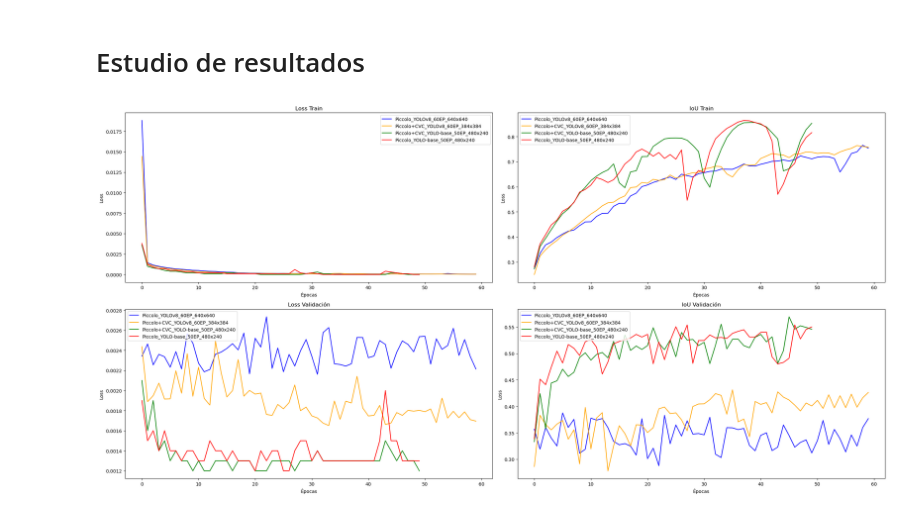
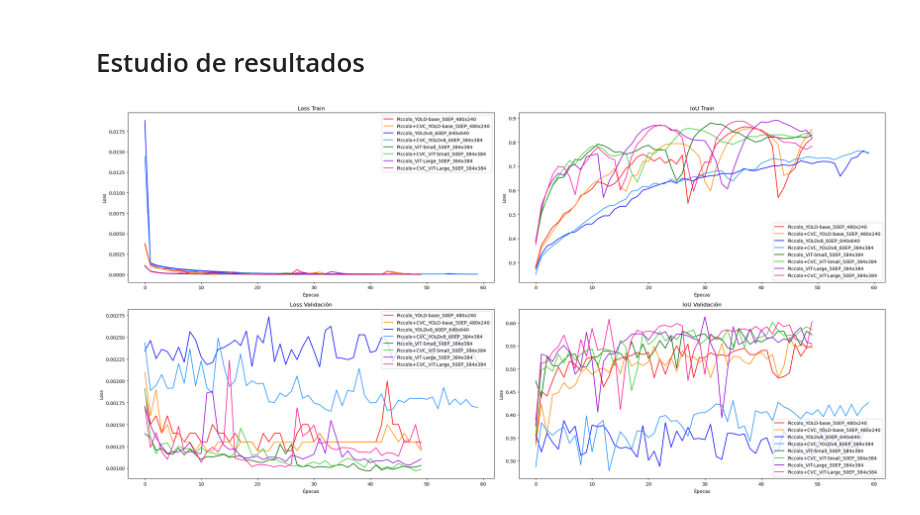
Before and after one commit to sprieton/deteccion_de_polipos_aplicando_ViT, a Jupyter notebook: src/Estudio_resultados.ipynb, the cells around one changed output. Cells and saved outputs as stored; diff of their text form; code cells hidden in the pictures.

```diff
--- a/src/Estudio_resultados.ipynb
+++ b/src/Estudio_resultados.ipynb
@@ -7,21 +7,36 @@ import os
 path_to_add = os.path.abspath('../utils')
 if path_to_add not in sys.path:
     sys.path.append(path_to_add)
+# %%
+import utils as tools
+
+dir_res = "../resultados"       # directorio de resultados
+paths = [
+    "../resultados/YOLO-base/Piccolo_YOLO-base_50EP_480x240.json",
+    "../resultados/YOLO-base/Piccolo+CVC_YOLO-base_50EP_480x240.json",
+    "../resultados/YOLOv8/Piccolo_YOLOv8_60EP_640x640.json",
+    "../resultados/YOLOv8/Piccolo+CVC_YOLOv8_60EP_384x384.json",
+    "../resultados/ViT-Small/Piccolo_ViT-Small_50EP_384x384.json",
+    "../resultados/ViT-Small/Piccolo+CVC_ViT-Small_50EP_384x384.json",
+    "../resultados/ViT-Large/Piccolo_ViT-Large_50EP_384x384.json",
+    "../resultados/ViT-Large/Piccolo+CVC_ViT-Large_50EP_384x384.json",
+]
+dict_names = []                 # lista de nombres de los resultados
+dicts = []                      # lista con los resultados
+
+for path in paths:
+    dicts.append(tools.load_json_dict(path))
+    filename = os.path.basename(path)
+    dict_names.append(os.path.splitext(filename)[0])    # guardamos su nombre
+
+tools.show_Nresults(dicts, dict_names, save_img=True, img_name=f"{dir_res}/complete_results.png")
+# %% [output]
+[figure, added]
 # %%
-import utils as tools
-
-dir_res = "../resultados"       # directorio de resultados
-dict_names = []                 # lista de nombres de los resultados
-dicts = []                      # lista con los resultados
-
-# obtenemos todo lo que hay dentro del directorio resultaods
-for root, dirs, files in os.walk(dir_res):
-    for file in files:
-        if file.endswith(".json"):  # vemos is es un json
-            file_path = os.path.join(root, file)
-            dict_names.append(os.path.splitext(file)[0])    # guardamos su nombre
-            dicts.append(tools.load_json_dict(file_path))
-
-tools.show_Nresults(dicts, dict_names, save_img=True, img_name=f"{dir_res}/complete_results.png")
+# obtenemos todo lo que hay dentro del directorio resultados
+# for root, dirs, files in os.walk(dir_res):
+#     for file in files:
+#         if file.endswith(".json"):  # vemos is es un json
+#             file_path = os.path.join(root, file)
+#             dict_names.append(os.path.splitext(file)[0])    # guardamos su nombre
+#             dicts.append(tools.load_json_dict(file_path))
-# %% [output]
-[figure, removed]
```
Also changed, not shown: 8 other files.
